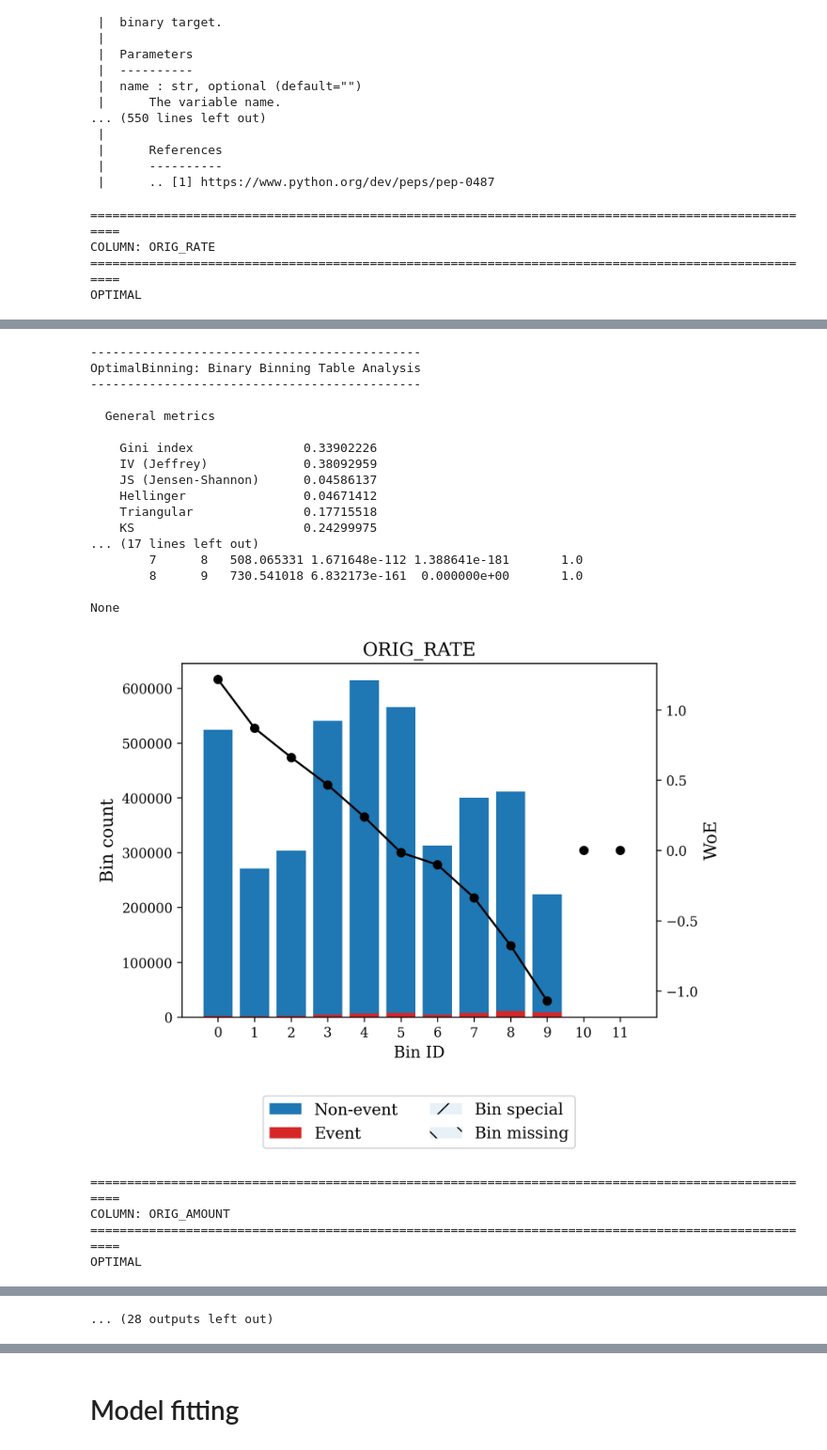
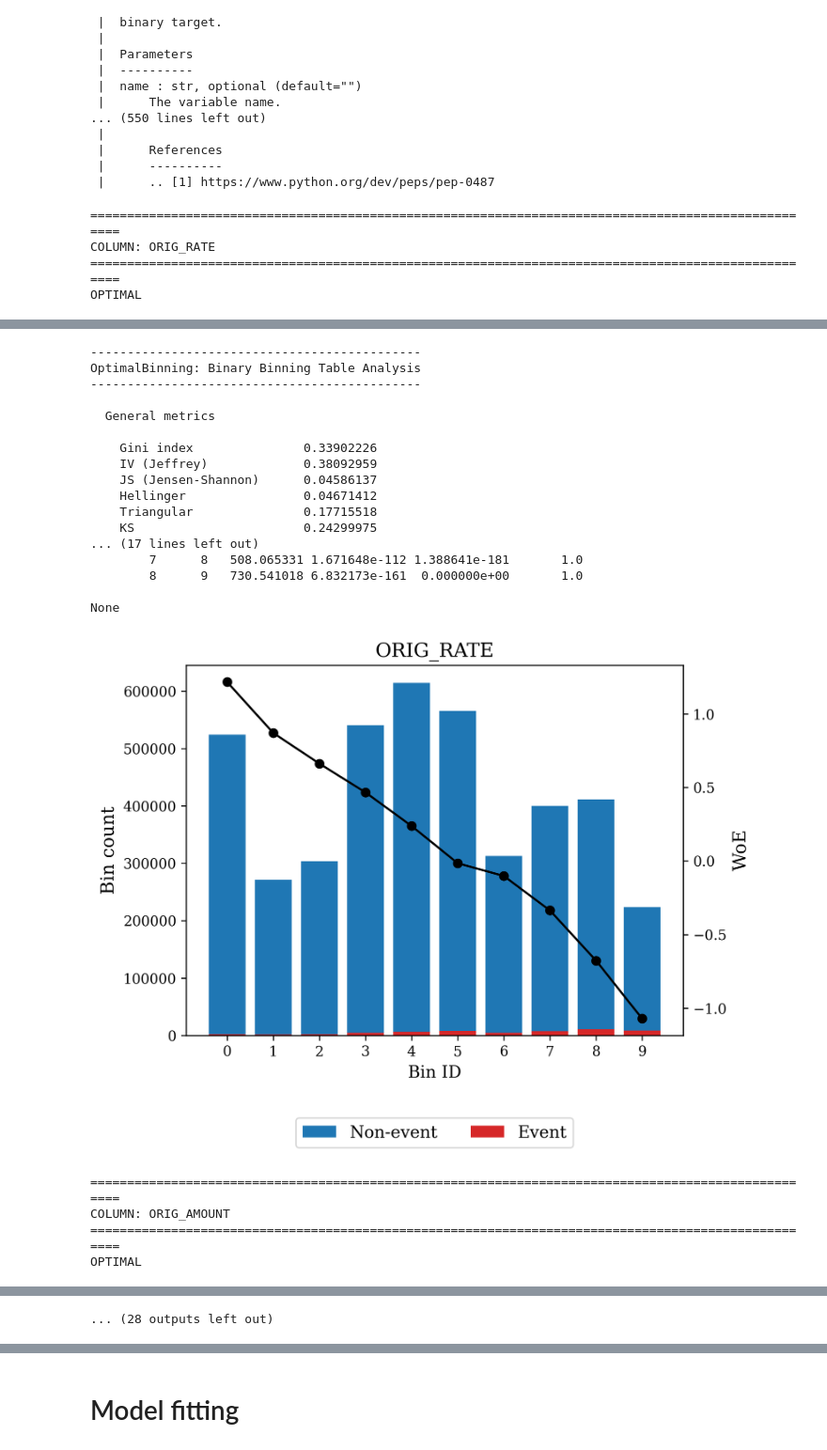
Before and after one commit to MIE479-2024/msf-capstone-crm, a Jupyter notebook: default_modelling/ICA.ipynb, the cells around one changed output, grey strips where cells are left out. Shown at 94% size. Cells and saved outputs as stored; diff of their text form; code cells hidden in the pictures.

Commit message:
add report plots

```diff
--- a/default_modelling/ICA.ipynb
+++ b/default_modelling/ICA.ipynb
@@ -146,7 +146,7 @@ for col in CAT_COLUMNS:
     display(optb.binning_table.build())
     print(optb.binning_table.analysis())
     iv_per_col[col] = optb.binning_table.iv
-    optb.binning_table.plot(metric="woe")
+    optb.binning_table.plot(metric="woe",add_special=False,add_missing=True)
     opt_bin_data[col] = optb.transform(opt_bin_data[col], metric="woe")
     print()
 # %% [output]
@@ -283,7 +283,7 @@ for col in NUMERICAL_COLUMNS:
     display(optb.binning_table.build())
     print(optb.binning_table.analysis())
     iv_per_col[col] = optb.binning_table.iv
-    optb.binning_table.plot(metric="woe")
+    optb.binning_table.plot(metric="woe",add_special=False,add_missing=False)
     opt_bin_data[col] = optb.transform(processed_df[col], metric="woe")
     print()
 # %% [output]
@@ -295,34 +295,34 @@ OPTIMAL
 | 0 | (-inf, 2.45) | 524327 | 0.125813 | 522209 | 2118 | 0.004039 | 1.217139 | 0.108828 | 0.012821 |
 | 1 | [2.45, 2.59) | 271135 | 0.065059 | 269589 | 1546 | 0.005702 | 0.870771 | 0.033196 | 0.004023 |
 | 2 | [2.59, 2.64) | 303586 | 0.072846 | 301457 | 2129 | 0.007013 | 0.662518 | 0.023534 | 0.002889 |
 | 3 | [2.64, 2.81) | 540282 | 0.129641 | 535680 | 4602 | 0.008518 | 0.466589 | 0.022668 | 0.002808 |
 | 4 | [2.81, 2.92) | 614506 | 0.147451 | 607944 | 6562 | 0.010678 | 0.238331 | 0.007474 | 0.000932 |
 | 5 | [2.92, 3.10) | 565662 | 0.135731 | 557905 | 7757 | 0.013713 | -0.014864 | 0.000030 | 0.000004 |
 | 6 | [3.10, 3.15) | 312993 | 0.075103 | 308318 | 4675 | 0.014936 | -0.101554 | 0.000814 | 0.000102 |
 | 7 | [3.15, 3.25) | 400070 | 0.095997 | 392543 | 7527 | 0.018814 | -0.336307 | 0.012837 | 0.001597 |
 | 8 | [3.25, 3.56) | 411265 | 0.098683 | 400469 | 10796 | 0.026251 | -0.676996 | 0.063833 | 0.007830 |
 | 9 | [3.56, inf) | 223695 | 0.053676 | 215089 | 8606 | 0.038472 | -1.071865 | 0.107715 | 0.012855 |
 | 10 | Special | 0 | 0.000000 | 0 | 0 | 0.000000 | 0.0 | 0.000000 | 0.000000 |
 | 11 | Missing | 0 | 0.000000 | 0 | 0 | 0.000000 | 0.0 | 0.000000 | 0.000000 |
 | Totals |  | 4167521 | 1.000000 | 4111203 | 56318 | 0.013514 |  | 0.380930 | 0.045861 |
 ---------------------------------------------
 OptimalBinning: Binary Binning Table Analysis
 ---------------------------------------------
 
   General metrics
 
     Gini index               0.33902226
     IV (Jeffrey)             0.38092959
     JS (Jensen-Shannon)      0.04586137
     Hellinger                0.04671412
     Triangular               0.17715518
     KS                       0.24299975
 ... (17 lines left out)
         7      8   508.065331 1.671648e-112 1.388641e-181       1.0
         8      9   730.541018 6.832173e-161  0.000000e+00       1.0
 
 None
-[figure, old version]
+[figure, new version]
 ====================================================================================================
 COLUMN: ORIG_AMOUNT
 ====================================================================================================
```
Also changed, not shown: parts of 7 cells of this notebook.
